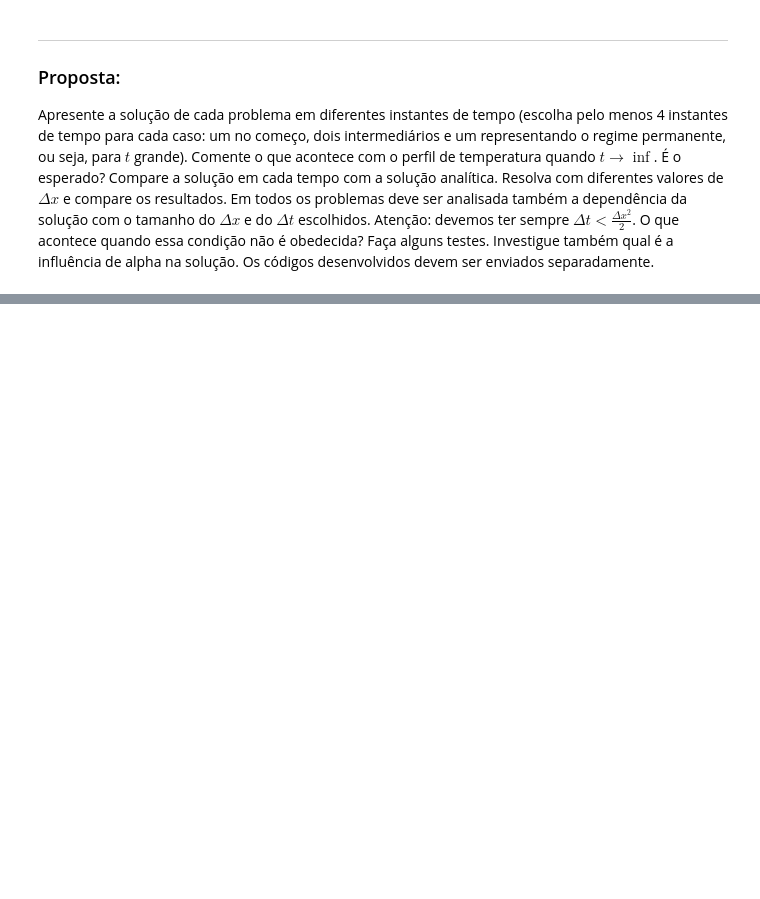
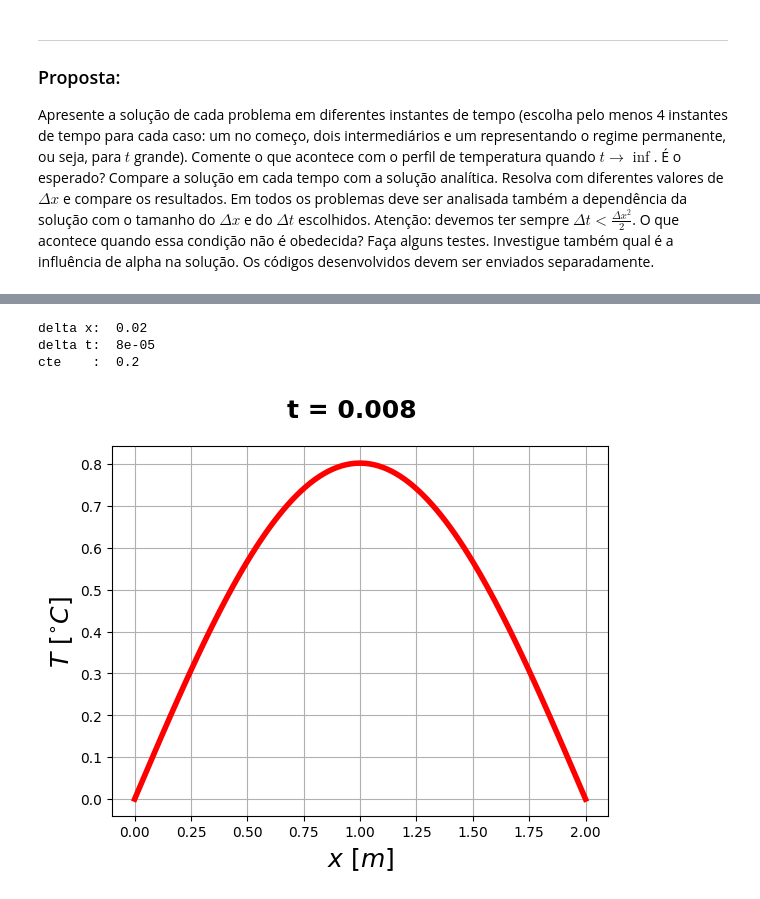
Before and after one commit to Henrique-Z/TCM-Trabalho-Final, a Jupyter notebook: trab-num.ipynb, the cells around one changed output, grey strips where cells are left out. Cells and saved outputs as stored; diff of their text form; code cells hidden in the pictures; blank space fills up the shorter version.

```diff
--- a/trab-num.ipynb
+++ b/trab-num.ipynb
@@ -242,0 +181,34 @@ Temperatura para k =  100 : [0.         0.01563    0.03125613 0.04687456 0.06248
+# %%
+class Bar(AbstractPlate):
+
+    def set_inicial_cond(self, Temp_i0, Temp_il) -> None:
+
+        # impondo as condições iniciais:
+        # T(0,t) = T(L,t) = 0
+        T_boundary = np.copy(self.temps)
+        for i in range(self.divisions):
+            x = i * self.delta_x
+            T_boundary[i] = np.sin(np.pi * x / 2) # T(x,0) = sin(pi*x/2)
+
+        self.temps = np.copy(T_boundary)
+
+# condições de contorno:
+boundaries = {
+    "Temp_i0" : "0",
+    "Temp_il" : "0"
+}
+
+# L = 2:
+thr_bar = Bar(l = 2)
+thr_bar.set_inicial_cond(**boundaries)
+thr_bar.change_temp(100)
+thr_bar.show()
+
+print("delta x: ", thr_bar.delta_x,
+    "\ndelta t: ", thr_bar.delta_t,
+    "\ncte    : ", thr_bar.cte)
+# %% [output]
+delta x:  0.02
+delta t:  8e-05
+cte    :  0.2
+[figure, added]
```
Also changed, not shown: parts of 14 cells of this notebook.
